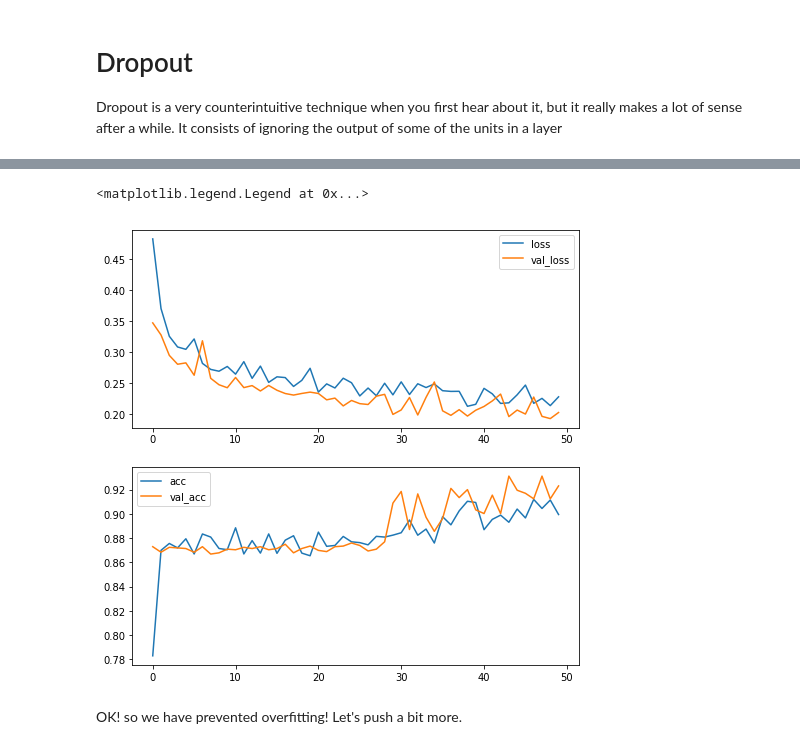
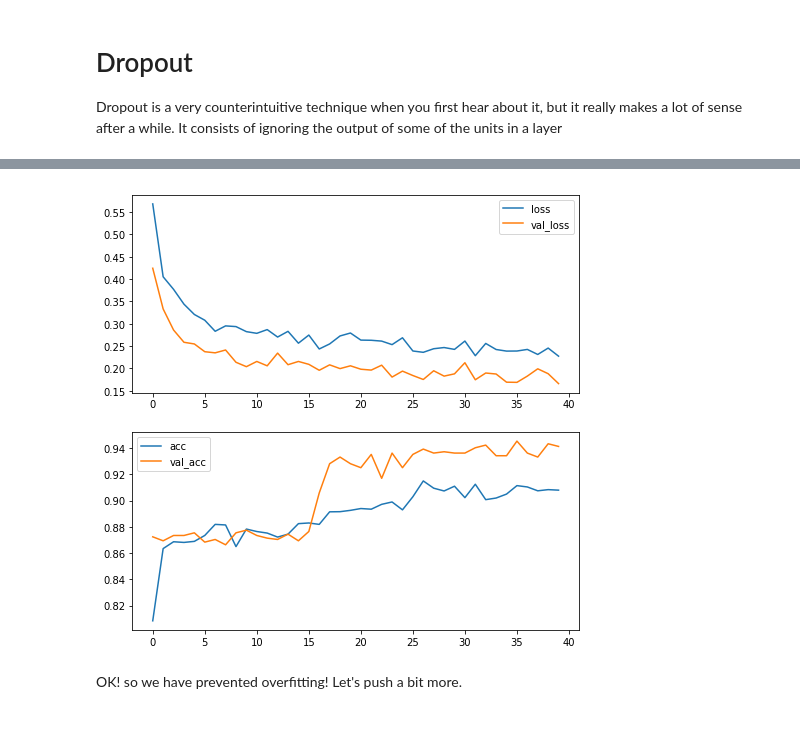
Before and after one commit to danimateos/hotdog-nohotdog, a Jupyter notebook: 06-Improving_the_detector.ipynb, the cells around one changed output, grey strips where cells are left out. Drawn from its saved outputs; the diff is of its cells as text; code cells hidden in the pictures.

```diff
--- a/06-Improving_the_detector.ipynb
+++ b/06-Improving_the_detector.ipynb
@@ -10,3 +12,11 @@ Let's try a very common technique: dropout
 # Dropout
 
 Dropout is a very counterintuitive technique when you first hear about it, but it really makes a lot of sense after a while. It consists of ignoring the output of some of the units in a layer
+# %%
+import keras
+from keras import backend as K
+from keras.applications import VGG16
+
+vgg = VGG16(weights='imagenet',
+            include_top=False,
+            input_shape=(120,120,3))
@@ -31,12 +80,12 @@ train_datagen = ImageDataGenerator(rescale=1 / 255,
 test_datagen = ImageDataGenerator(rescale=1 / 255)
 
 train_generator = train_datagen.flow_from_directory(train_dir,
-                                                    target_size=(72,72),
+                                                    target_size=(120,120),
                                                     batch_size=100,
                                                     class_mode='binary')
 
 validation_generator = test_datagen.flow_from_directory(validation_dir,
-                                                        target_size=(72,72),
+                                                        target_size=(120,120),
                                                         batch_size=100,
                                                         class_mode='binary')
 # %% [output]
@@ -46,21 +93,0 @@ Found 888 images belonging to 2 classes.
-# %%
-import keras
-from keras import backend as K
-
-from keras.layers import Conv2D, MaxPooling2D, InputLayer, Flatten, Dense, Dropout
-
-detector = keras.Sequential()
-detector.add(Conv2D(32, (3, 3), activation='relu', input_shape=(72, 72, 3)))
-detector.add(MaxPooling2D((2,2)))
-detector.add(Conv2D(32, (3, 3), activation='relu'))
-detector.add(MaxPooling2D((2,2)))
-detector.add(Flatten())
-detector.add(Dense(128, activation='relu'))
-detector.add(Dropout(.5))
-detector.add(Dense(128, activation='relu'))
-detector.add(Dropout(.5))
-detector.add(Dense(64, activation='relu'))
-detector.add(Dropout(.5))
-detector.add(Dense(1, activation='sigmoid'))
-
-detector.summary()
@@ -91,7 +100,9 @@ detector.compile(loss='binary_crossentropy',
 
 history = detector.fit_generator(train_generator,
                                  steps_per_epoch=20,
-                                 epochs=50,
+                                 epochs=40,
                                  validation_data=validation_generator,
-                                 validation_steps=20)
+                                 validation_steps=10)
+
+detector.save('06-frozen-10e-3.h5')
 # %% [output]
@@ -115,22 +126,10 @@ Epoch 50/50
-# %%
-import matplotlib.pyplot as plt
-%matplotlib inline
-
-f, axes = plt.subplots(2,1)
-
-f.set_size_inches(8,8)
-
-
-axes[0].plot(history.epoch, history.history['loss'], label='loss')
-axes[0].plot(history.epoch, history.history['val_loss'], label='val_loss')
-axes[0].legend()
-
-axes[1].plot(history.epoch, history.history['acc'], label='acc')
-axes[1].plot(history.epoch, history.history['val_acc'], label='val_acc')
-axes[1].legend()
-# %% [output]
-<matplotlib.legend.Legend at 0x...>
-[figure, removed]
+# %%
+from mateosio import plot_training_histories
+%matplotlib inline
+
+plot_training_histories(history);
+# %% [output]
+[figure, added]
 # %% [markdown]
 OK! so we have prevented overfitting! Let's push a bit more.
 # %%
```
Also changed, not shown: parts of 20 cells of this notebook, 3 other files.
